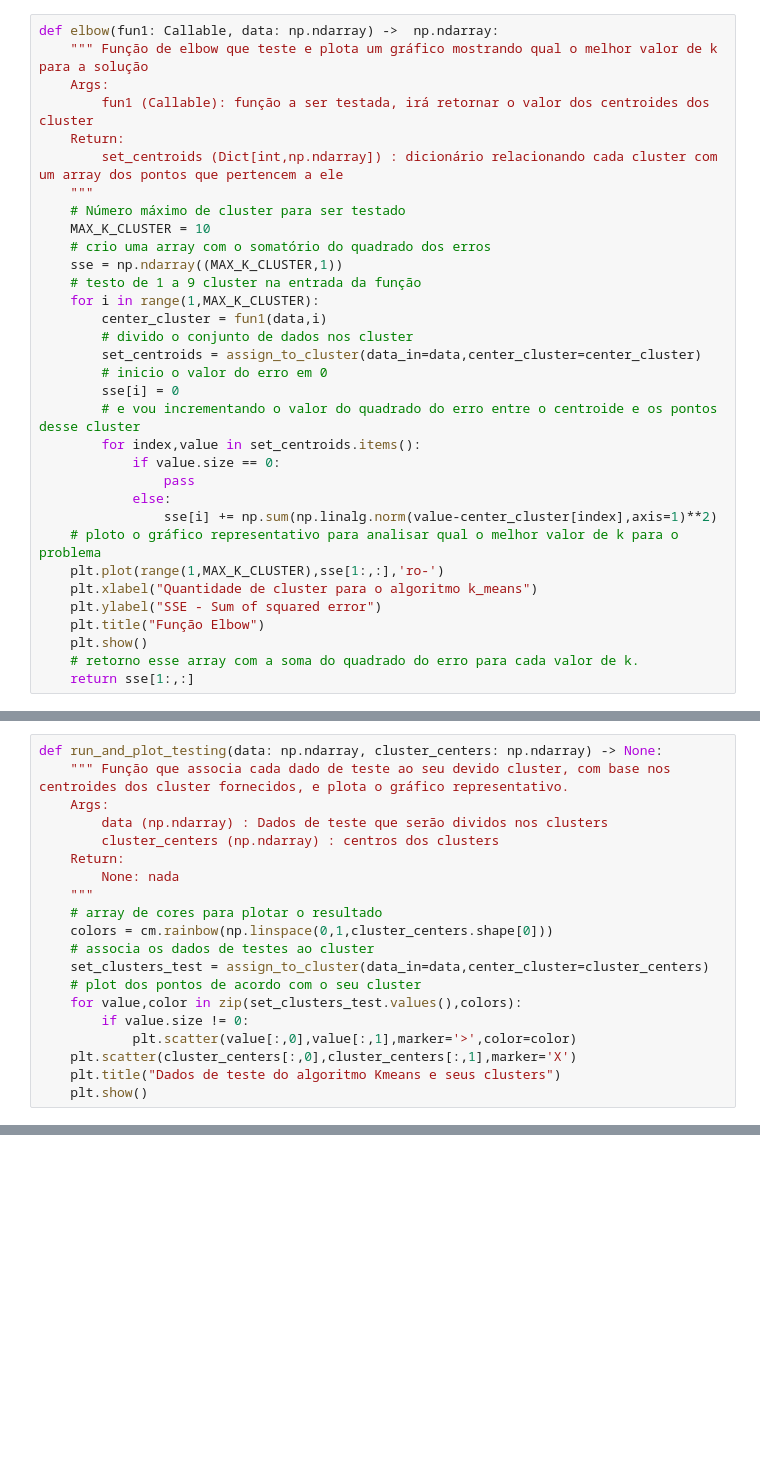
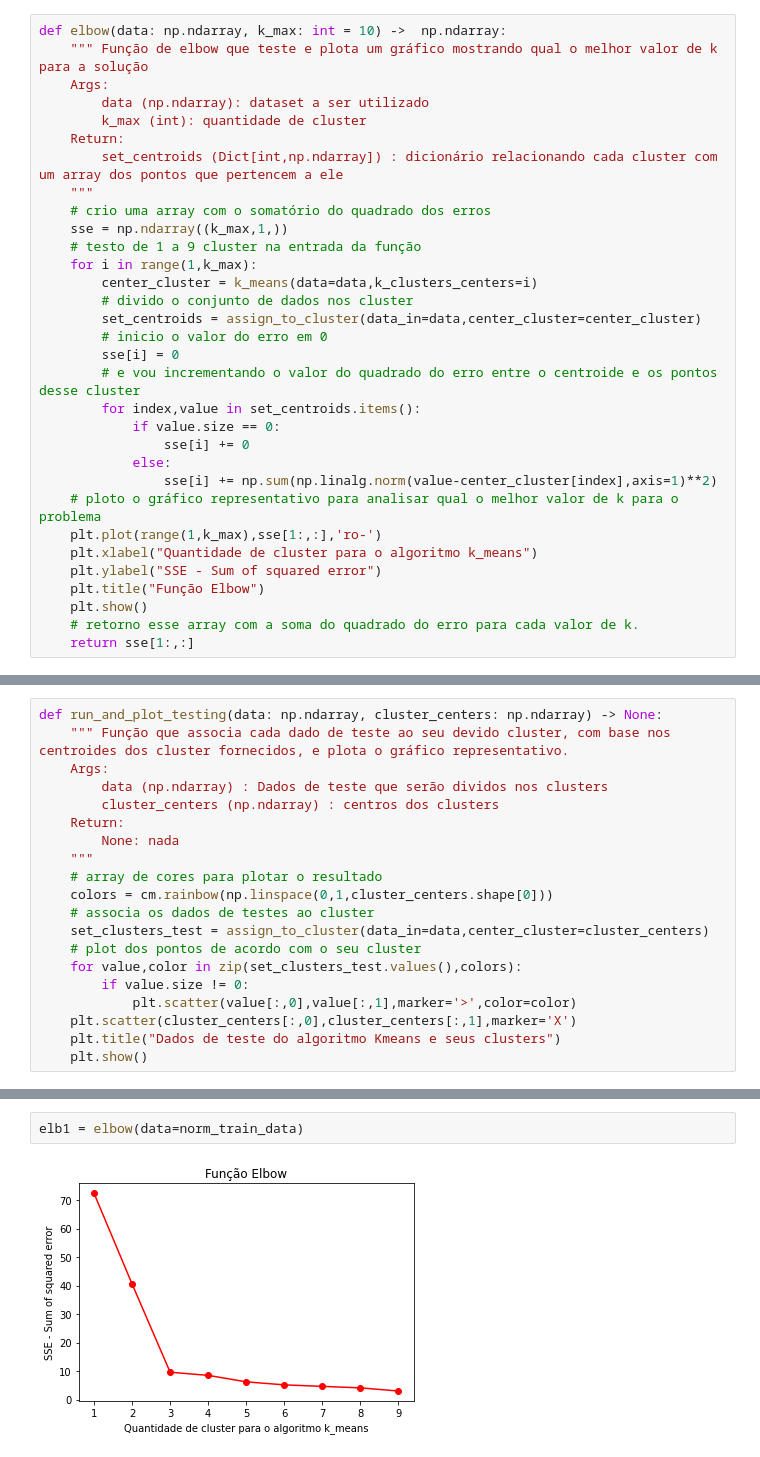
Before and after one commit to Ftmarruda/p1-mc886, a Jupyter notebook: kmeans.ipynb, the cells around one changed output, grey strips where cells are left out. Drawn from its saved outputs; the diff is of its cells as text; blank space fills up the shorter version.

```diff
--- a/kmeans.ipynb
+++ b/kmeans.ipynb
@@ -99,18 +120,17 @@ def assign_to_cluster(data_in: np.ndarray, center_cluster: np.ndarray) -> Dict[i
 # %%
-def elbow(fun1: Callable, data: np.ndarray) ->  np.ndarray:
+def elbow(data: np.ndarray, k_max: int = 10) ->  np.ndarray:
     """ Função de elbow que teste e plota um gráfico mostrando qual o melhor valor de k para a solução
     Args:
-        fun1 (Callable): função a ser testada, irá retornar o valor dos centroides dos cluster
+        data (np.ndarray): dataset a ser utilizado
+        k_max (int): quantidade de cluster
     Return:
         set_centroids (Dict[int,np.ndarray]) : dicionário relacionando cada cluster com um array dos pontos que pertencem a ele
     """
-    # Número máximo de cluster para ser testado
-    MAX_K_CLUSTER = 10
     # crio uma array com o somatório do quadrado dos erros
-    sse = np.ndarray((MAX_K_CLUSTER,1))
+    sse = np.ndarray((k_max,1,))
     # testo de 1 a 9 cluster na entrada da função
-    for i in range(1,MAX_K_CLUSTER):
-        center_cluster = fun1(data,i)
+    for i in range(1,k_max):
+        center_cluster = k_means(data=data,k_clusters_centers=i)
         # divido o conjunto de dados nos cluster
         set_centroids = assign_to_cluster(data_in=data,center_cluster=center_cluster)
         # inicio o valor do erro em 0
@@ -118,11 +138,11 @@ def elbow(fun1: Callable, data: np.ndarray) ->  np.ndarray:
         # e vou incrementando o valor do quadrado do erro entre o centroide e os pontos desse cluster
         for index,value in set_centroids.items():
             if value.size == 0:
-                pass
+                sse[i] += 0
             else:
                 sse[i] += np.sum(np.linalg.norm(value-center_cluster[index],axis=1)**2)
     # ploto o gráfico representativo para analisar qual o melhor valor de k para o problema
-    plt.plot(range(1,MAX_K_CLUSTER),sse[1:,:],'ro-')
+    plt.plot(range(1,k_max),sse[1:,:],'ro-')
     plt.xlabel("Quantidade de cluster para o algoritmo k_means")
     plt.ylabel("SSE - Sum of squared error")
     plt.title("Função Elbow")
@@ -255,0 +360,4 @@ array([[0.1568882 ],
+# %%
+elb1 = elbow(data=norm_train_data)
+# %% [output]
+[figure, added]
```
Also changed, not shown: parts of 33 cells of this notebook, 1 other file.
